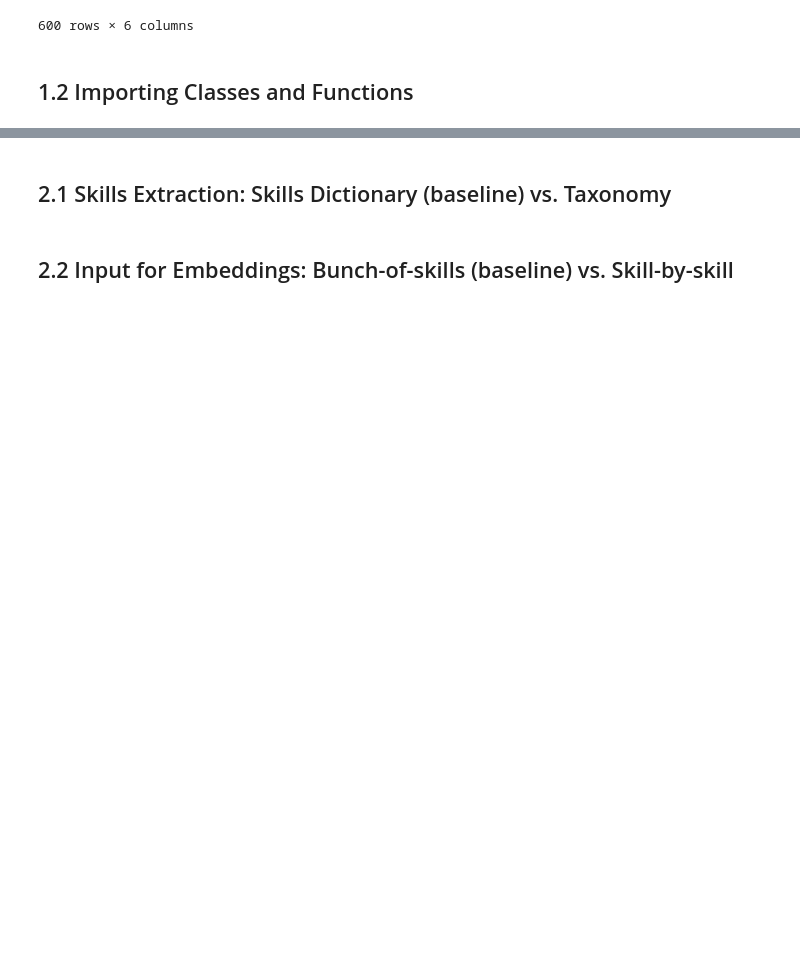
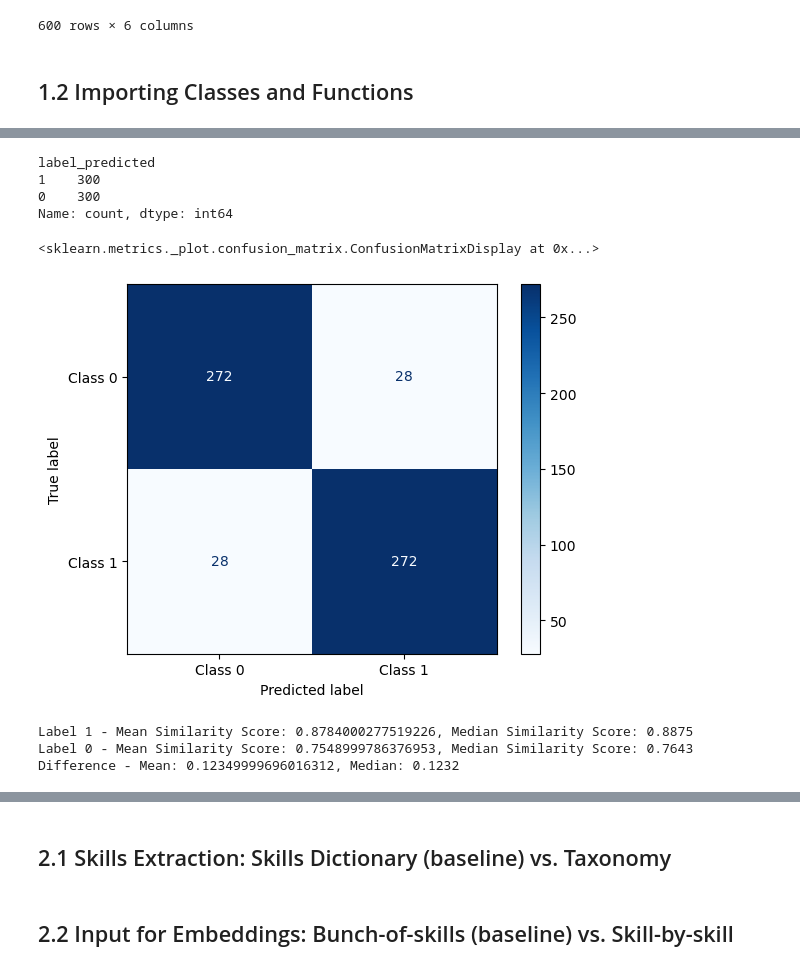
Before and after one commit to Tim60161/workproject_matching_algo, a Jupyter notebook: model_testing.ipynb, the cells around one changed output, grey strips where cells are left out. Cells and saved outputs as stored; diff of their text form; code cells hidden in the pictures; blank space fills up the shorter version.

```diff
--- a/model_testing.ipynb
+++ b/model_testing.ipynb
@@ -441,4 +586,4 @@ df_synth_data_4_100
 # %%
-df_result_4_100 = main_synth_df(df_synth_data_4_100)
+df_result_4_100_bos_allmpnet = main_synth_df(df_synth_data_4_100)
 
-df_result_4_100.head(3)
+df_result_4_100_bos_allmpnet.head(3)
@@ -445,9 +596,9 @@ df_result_4_100.head(3)
 # %%
 # Add a new column 'label_predicted' where top 3 resumes = 1 and the rest = 0
-df_result_4_100 = df_result_4_100.sort_values(['JD_ID', 'Similarity_score'], ascending=[True, False])
+df_result_4_100_bos_allmpnet = df_result_4_100_bos_allmpnet.sort_values(['JD_ID', 'Similarity_score'], ascending=[True, False])
 
 # Apply the labeling logic within each JD_ID group
-df_result_4_100['label_predicted'] = df_result_4_100.groupby('JD_ID')['Similarity_score'].rank(ascending=False).apply(lambda x: 1 if x <= 3 else 0)
+df_result_4_100_bos_allmpnet['label_predicted'] = df_result_4_100_bos_allmpnet.groupby('JD_ID')['Similarity_score'].rank(ascending=False).apply(lambda x: 1 if x <= 3 else 0)
 
 # Display the updated DataFrame
-df_result_4_100
+df_result_4_100_bos_allmpnet
@@ -454,22 +619,30 @@ df_result_4_100
 # %%
-df_result_4_100["label_predicted"].value_counts()
+df_result_4_100_bos_allmpnet["label_predicted"].value_counts()
+# %% [output]
+label_predicted
+1    300
+0    300
+Name: count, dtype: int64
 # %%
 from sklearn.metrics import confusion_matrix, ConfusionMatrixDisplay
 
 # Calculate the confusion matrix
-cm_4_100 = confusion_matrix(df_result_4_100['label'], df_result_4_100['label_predicted'])
+cm_4_100 = confusion_matrix(df_result_4_100_bos_allmpnet['label'], df_result_4_100_bos_allmpnet['label_predicted'])
 
 # Display the confusion matrix
 disp_4_100 = ConfusionMatrixDisplay(confusion_matrix=cm_4_100, display_labels=["Class 0", "Class 1"])
 disp_4_100.plot(cmap="Blues", values_format="d")
+# %% [output]
+<sklearn.metrics._plot.confusion_matrix.ConfusionMatrixDisplay at 0x...>
+[figure, added]
 # %%
 # Calculate mean and median similarity scores for label = 1
-mean_label_1_4_100 = round(df_result_4_100[df_result_4_100['label'] == 1]['Similarity_score'].mean(), 4)
-median_label_1_4_100 = round(df_result_4_100[df_result_4_100['label'] == 1]['Similarity_score'].median(), 4)
+mean_label_1_4_100 = round(df_result_4_100_bos_allmpnet[df_result_4_100_bos_allmpnet['label'] == 1]['Similarity_score'].mean(), 4)
+median_label_1_4_100 = round(df_result_4_100_bos_allmpnet[df_result_4_100_bos_allmpnet['label'] == 1]['Similarity_score'].median(), 4)
 
 # Calculate mean and median similarity scores for label = 0
-mean_label_0_4_100 = round(df_result_4_100[df_result_4_100['label'] == 0]['Similarity_score'].mean(), 4)
-median_label_0_4_100 = round(df_result_4_100[df_result_4_100['label'] == 0]['Similarity_score'].median(), 4)
+mean_label_0_4_100 = round(df_result_4_100_bos_allmpnet[df_result_4_100_bos_allmpnet['label'] == 0]['Similarity_score'].mean(), 4)
+median_label_0_4_100 = round(df_result_4_100_bos_allmpnet[df_result_4_100_bos_allmpnet['label'] == 0]['Similarity_score'].median(), 4)
 
 # Calculate differences between label 1 and label 0
 mean_difference_4_100 = round(mean_label_1_4_100 - mean_label_0_4_100, 4)
@@ -479,6 +652,10 @@ median_difference_4_100 = round(median_label_1_4_100 - median_label_0_4_100, 4)
 print(f"Label 1 - Mean Similarity Score: {mean_label_1_4_100}, Median Similarity Score: {median_label_1_4_100}")
 print(f"Label 0 - Mean Similarity Score: {mean_label_0_4_100}, Median Similarity Score: {median_label_0_4_100}")
 print(f"Difference - Mean: {mean_difference_4_100}, Median: {median_difference_4_100}")
+# %% [output]
+Label 1 - Mean Similarity Score: 0.8784000277519226, Median Similarity Score: 0.8875
+Label 0 - Mean Similarity Score: 0.7548999786376953, Median Similarity Score: 0.7643
+Difference - Mean: 0.12349999696016312, Median: 0.1232
 # %%
 import matplotlib.pyplot as plt
 import numpy as np
```
Also changed, not shown: parts of 97 cells of this notebook, 3 other files.
